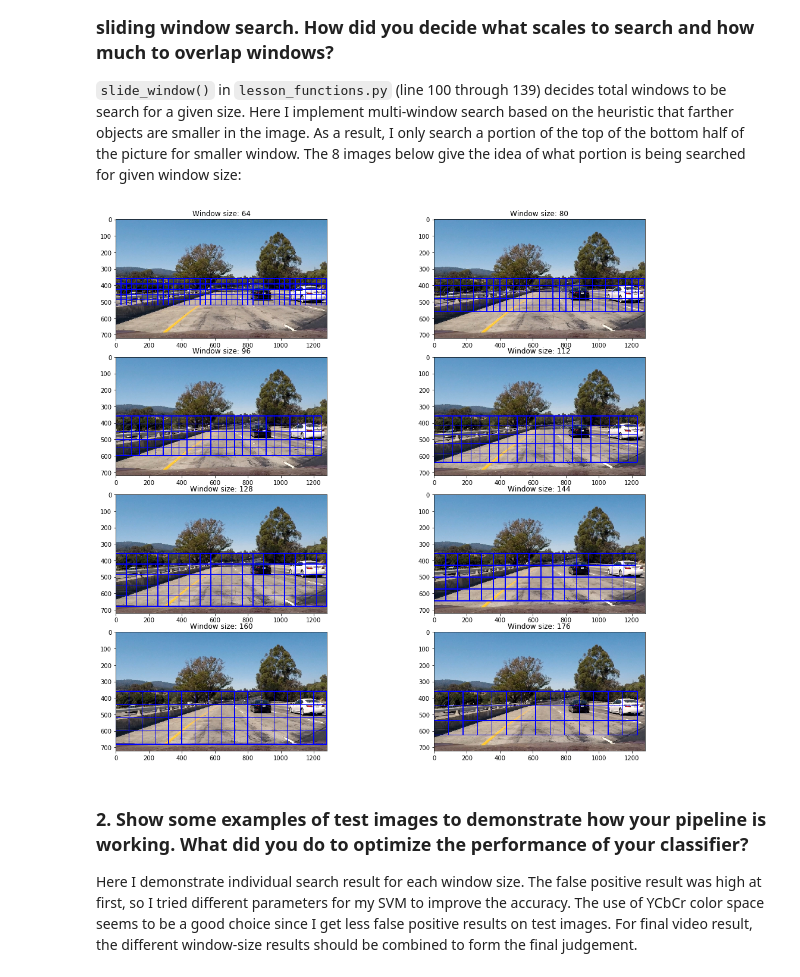
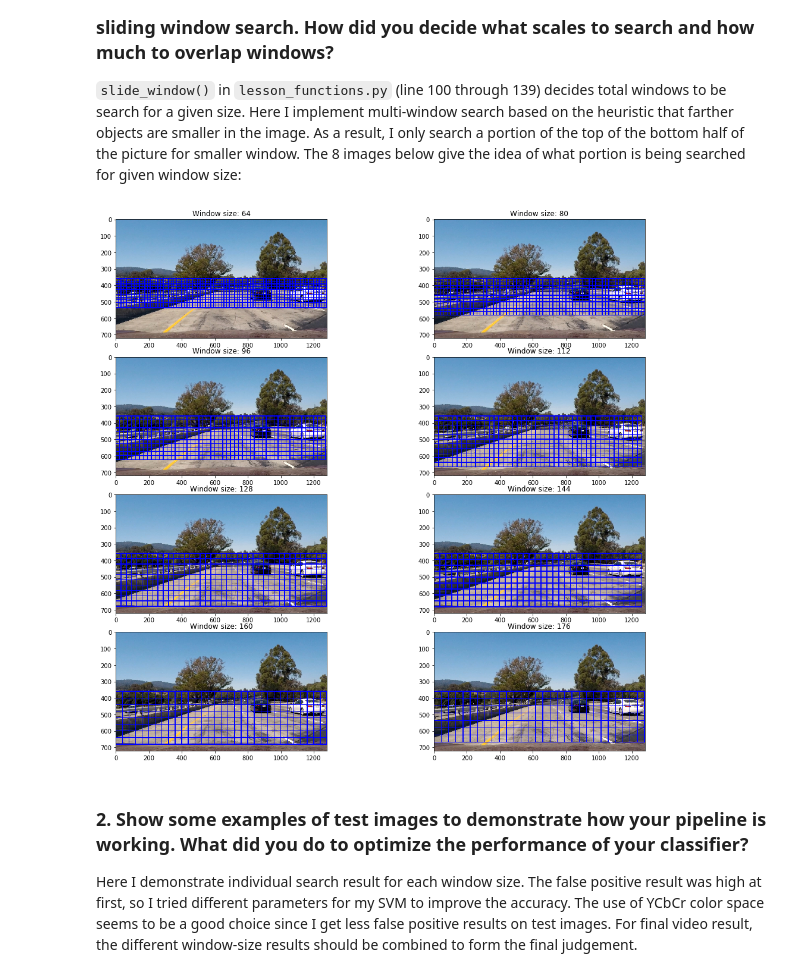
Before and after one commit to markandlw/CarND-Vehicle-Detection, a Jupyter notebook: report.ipynb, the cells around one changed output. Saved outputs shown, nothing was run; the diff lists cells and outputs as text; code cells hidden in the pictures.

```diff
--- a/report.ipynb
+++ b/report.ipynb
@@ -206,25 +206,25 @@ For these 10 labels:  [ 1.  1.  0.  0.  0.  0.  0.  0.  1.  0.]
 # %%
 test_img = mpimg.imread('./test_images/test1.jpg')
 
 def search_endpoint(window_size, img_height):
     return int(img_height / 2), int(img_height / 2 + img_height / 2 * window_size / 128)
 
 row,col = 4,2
 f, ax = plt.subplots(row, col, figsize=(15,13))
 f.tight_layout()
 
 multi_windows = []
 for count,size in enumerate(range(64,192,16)):
     start,stop = search_endpoint(size, test_img.shape[0])
     #trim car hood
     if stop > test_img.shape[0] - 35:
         stop = test_img.shape[0] - 35
-    window = slide_window(test_img,y_start_stop=[start,stop],xy_window=(size,size),xy_overlap=(0.50,0.50))
+    window = slide_window(test_img,y_start_stop=[start,stop],xy_window=(size,size),xy_overlap=(0.75,0.75))
     multi_windows.append(window)
     ax.flatten()[count].imshow(draw_boxes(test_img,window,thick=3))
     ax.flatten()[count].set_title('Window size: ' + str(size))
 # %% [output]
-[figure, old version]
+[figure, new version]
 # %% [markdown]
 ### 2\. Show some examples of test images to demonstrate how your pipeline is working.  What did you do to optimize the performance of your classifier?
 Here I demonstrate individual search result for each window size. The false positive result was high at first, so I tried different parameters for my SVM to improve the accuracy. The use of YCbCr color space seems to be a good choice since I get less false positive results on test images. For final video result, the different window-size results should be combined to form the final judgement.
```
Also changed, not shown: parts of 10 cells of this notebook, 4 other files.
